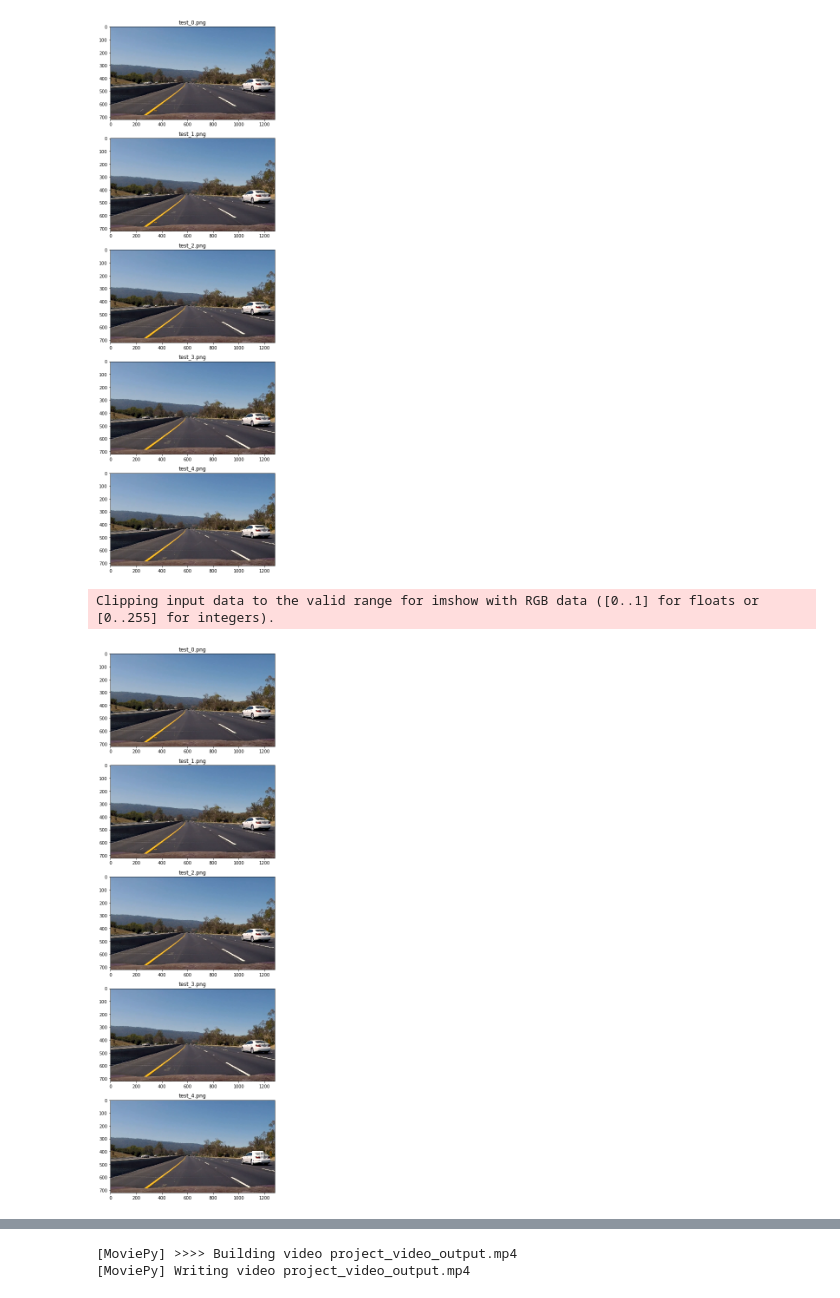
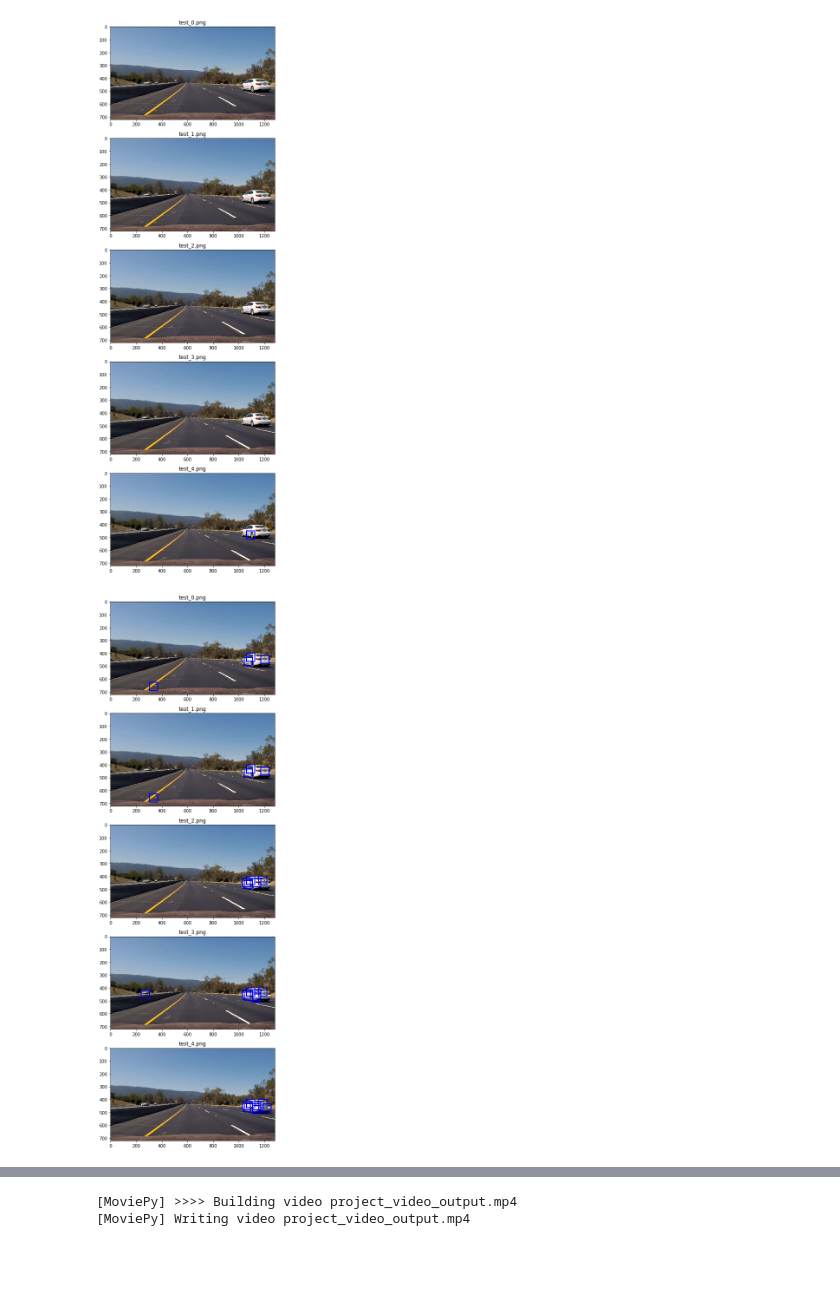
Before and after one commit to ronhuafeng/CarND-Vehicle-Detection, a Jupyter notebook: compose.ipynb, the cells around one changed output, grey strips where cells are left out. Cells and saved outputs as stored; diff of their text form; code cells hidden in the pictures; blank space fills up the shorter version.

```diff
--- a/compose.ipynb
+++ b/compose.ipynb
@@ -31,29 +31,29 @@ notcars = []
 
 # TODO: only small dataset is effective.
 
-# cars.extend(cars_small)
+cars.extend(cars_small)
 cars.extend(cars_large)
 
-# notcars.extend(notcars_small)
+notcars.extend(notcars_small)
 notcars.extend(notcars_large)
 
 sample_size = 2000
-cars = cars[0:sample_size]
-notcars = notcars[0:sample_size]
+# cars = cars[0:sample_size]
+# notcars = notcars[0:sample_size]
 
 print('Total cars(%d) notcars(%d)' % (len(cars), len(notcars)))
 
 ### TODO: Tweak these parameters and see how the results change.
-color_space = 'YCrCb'  # Can be RGB, HSV, LUV, HLS, YUV, YCrCb
-orient = 9  # HOG orientations
-pix_per_cell = 8  # HOG pixels per cell
-cell_per_block = 2  # HOG cells per block
-hog_channel = 'ALL'  # Can be 0, 1, 2, or "ALL"
-spatial_size = (16, 16)  # Spatial binning dimensions
-hist_bins = 16  # Number of histogram bins
-spatial_feat = False  # Spatial features on or off
+color_space = 'YCrCb'   # Can be RGB, HSV, LUV, HLS, YUV, YCrCb
+orient = 9              # HOG orientations
+pix_per_cell = 8        # HOG pixels per cell
+cell_per_block = 2      # HOG cells per block
+hog_channel = 'ALL'     # Can be 0, 1, 2, or "ALL"
+spatial_size = (16, 16) # Spatial binning dimensions
+hist_bins = 32          # Number of histogram bins
+spatial_feat = False    # Spatial features on or off
 hist_feat = True
-hog_feat = True  # HOG features on or off
+hog_feat = True         # HOG features on or off
 y_start_stop = [450, None]  # Min and max in y to search in slide_window()
 
 
@@ -136,6 +136,7 @@ for i in range(0, 5):
     test_image = 'record/test_%d.png' % i
 
     image = mpimg.imread(test_image)
+    image = (image[:, :, :3] * 255).astype(np.uint8)
     draw_image = np.copy(image)
 
     windows = slide_window(image, x_start_stop=[None, None], y_start_stop=y_start_stop,
@@ -156,14 +157,15 @@ for i in range(0, 5):
 
 fig.tight_layout()
 # %% [output]
-[figure, old version]
+[figure, new version]
 # %%
 def find_cars(img, ystart, ystop, scale, svc, X_scaler, orient,
               pix_per_cell, cell_per_block, spatial_size, hist_bins):
+
     draw_img = np.copy(img)
 
     # TODO: jpeg or png?
-    img = img.astype(np.float32) / 255
+    # img = img.astype(np.float32) / 255
 
     img_tosearch = img[ystart:ystop, :, :]
     ctrans_tosearch = convert_color(img_tosearch, conv='RGB2YCrCb')
@@ -226,35 +228,35 @@ def find_cars(img, ystart, ystop, scale, svc, X_scaler, orient,
                 bboxes.append(((xbox_left, ytop_draw + ystart),
                                (xbox_left + win_draw, ytop_draw + win_draw + ystart)))
                 cv2.rectangle(draw_img, (xbox_left, ytop_draw + ystart),
                               (xbox_left + win_draw, ytop_draw + win_draw + ystart), (0, 0, 255), 6)
 
     return draw_img, bboxes
 
 
 ystart = 400
 ystop = None
 scale = 1
 
 fig = plt.figure(figsize=(9, 18))
 
 bboxes_dict = {}
 
 for i in range(0, 5):
     test_image = 'record/test_%d.png' % i
 
     img = mpimg.imread(test_image)
+    img = (img[:, :, :3] * 255).astype(np.uint8)
 
     out_img, bboxes = find_cars(img, ystart, ystop, scale, svc, X_scaler, orient, pix_per_cell, cell_per_block,
                                 spatial_size, hist_bins)
     bboxes_dict[i] = bboxes
     plt.subplot(5, 1, i + 1)
     plt.title('test_%d.png' % i)
     plt.imshow(out_img)
 
 fig.tight_layout()
 # %% [output]
-Clipping input data to the valid range for imshow with RGB data ([0..1] for floats or [0..255] for integers).
-[figure, old version]
+[figure, new version]
 # %%
 import matplotlib.image as mpimg
 import matplotlib.pyplot as plt
```
Also changed, not shown: parts of 2 cells of this notebook, 2 other files.
